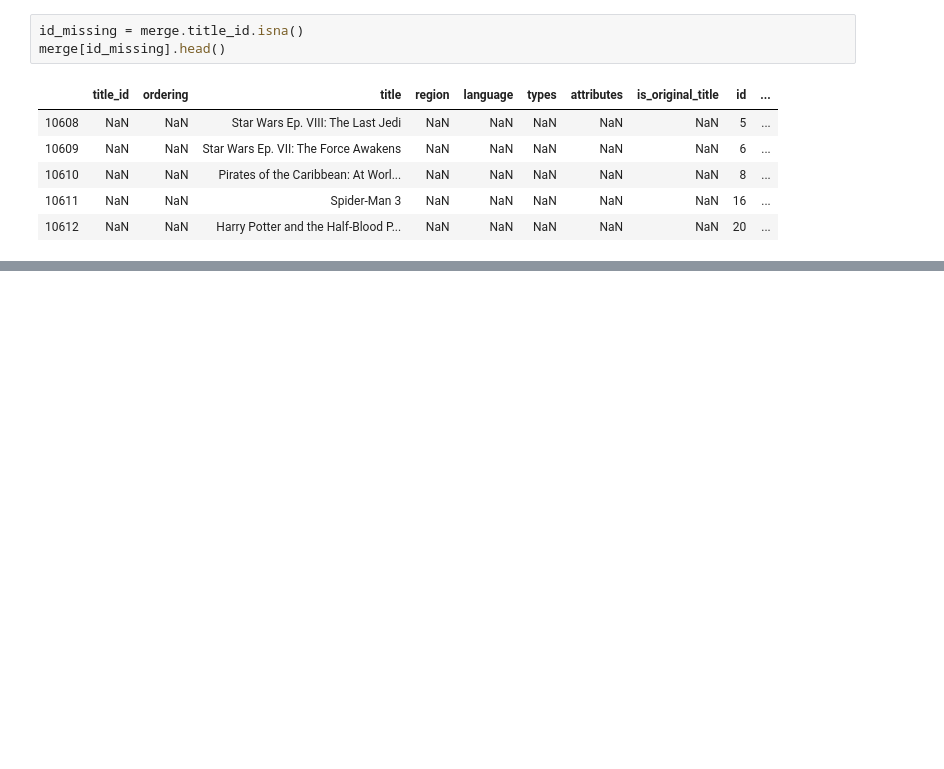
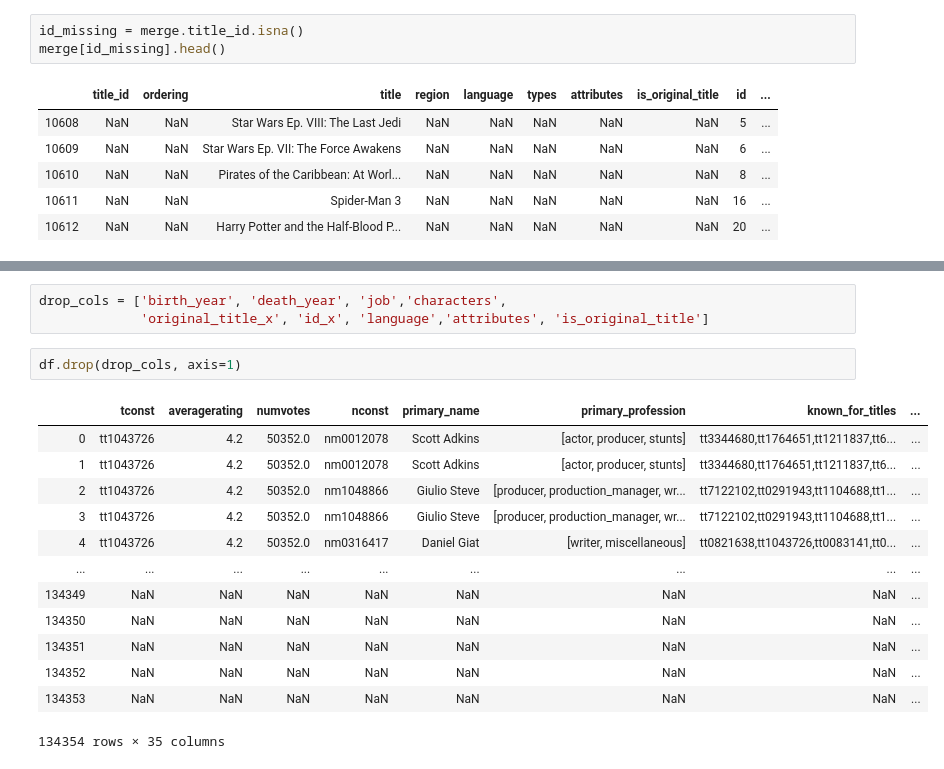
Before and after one commit to JillCarrie/Module1, a Jupyter notebook: data/project1.ipynb, the cells around one changed output, grey strips where cells are left out. Drawn from its saved outputs; the diff is of its cells as text; blank space fills up the shorter version.

```diff
--- a/data/project1.ipynb
+++ b/data/project1.ipynb
@@ -205,0 +486,19 @@ merge[id_missing].head()
+# %%
+drop_cols = ['birth_year', 'death_year', 'job','characters',
+             'original_title_x', 'id_x', 'language','attributes', 'is_original_title']
+# %%
+df.drop(drop_cols, axis=1)
+# %% [output]
+|  | tconst | averagerating | numvotes | nconst | primary_name | primary_profession | known_for_titles | ... |
+| 0 | tt1043726 | 4.2 | 50352.0 | nm0012078 | Scott Adkins | [actor, producer, stunts] | tt3344680,tt1764651,tt1211837,tt6... | ... |
+| 1 | tt1043726 | 4.2 | 50352.0 | nm0012078 | Scott Adkins | [actor, producer, stunts] | tt3344680,tt1764651,tt1211837,tt6... | ... |
+| 2 | tt1043726 | 4.2 | 50352.0 | nm1048866 | Giulio Steve | [producer, production_manager, wr... | tt7122102,tt0291943,tt1104688,tt1... | ... |
+| 3 | tt1043726 | 4.2 | 50352.0 | nm1048866 | Giulio Steve | [producer, production_manager, wr... | tt7122102,tt0291943,tt1104688,tt1... | ... |
+| 4 | tt1043726 | 4.2 | 50352.0 | nm0316417 | Daniel Giat | [writer, miscellaneous] | tt0821638,tt1043726,tt0083141,tt0... | ... |
+| ... | ... | ... | ... | ... | ... | ... | ... | ... |
+| 134349 | NaN | NaN | NaN | NaN | NaN | NaN | NaN | ... |
+| 134350 | NaN | NaN | NaN | NaN | NaN | NaN | NaN | ... |
+| 134351 | NaN | NaN | NaN | NaN | NaN | NaN | NaN | ... |
+| 134352 | NaN | NaN | NaN | NaN | NaN | NaN | NaN | ... |
+| 134353 | NaN | NaN | NaN | NaN | NaN | NaN | NaN | ... |
+134354 rows × 35 columns
```
Also changed, not shown: parts of 29 cells of this notebook.
